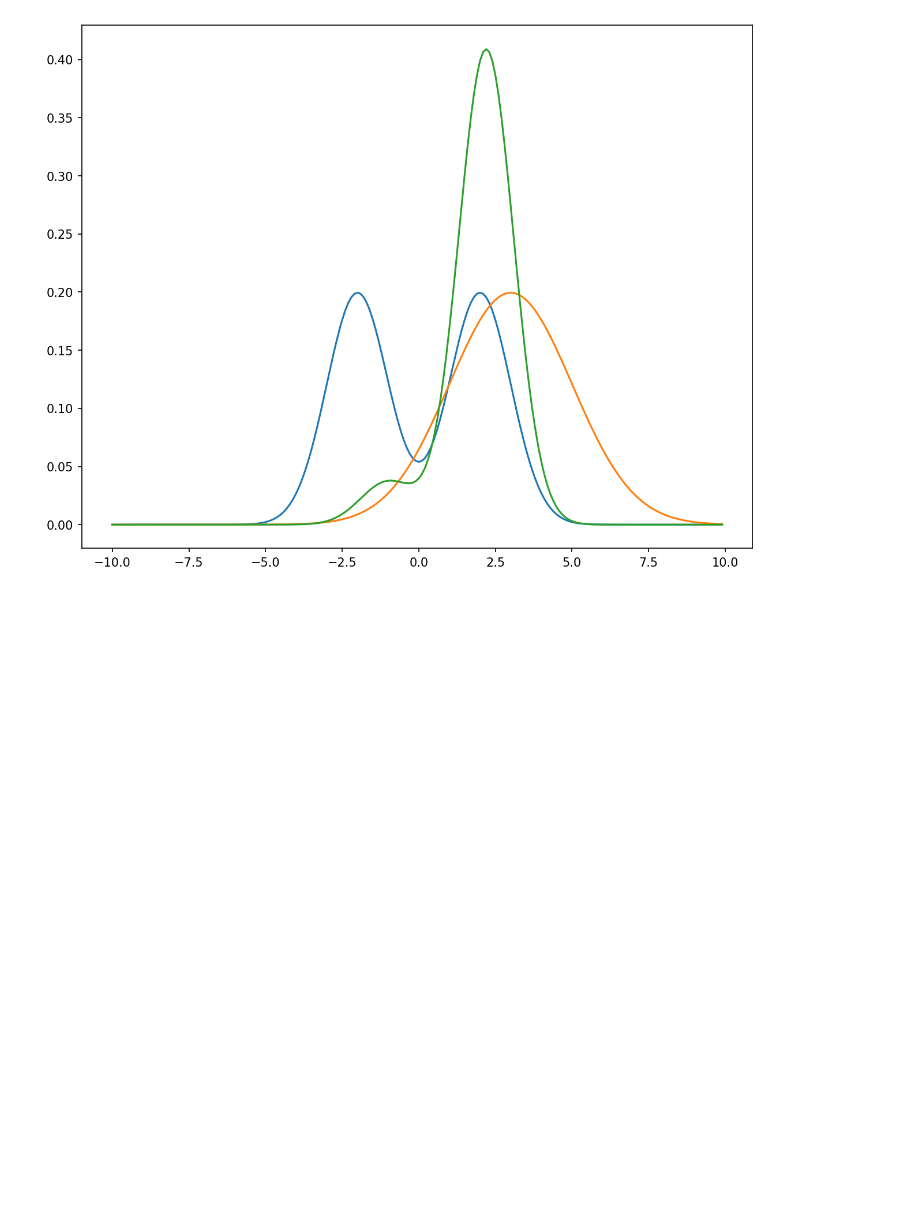
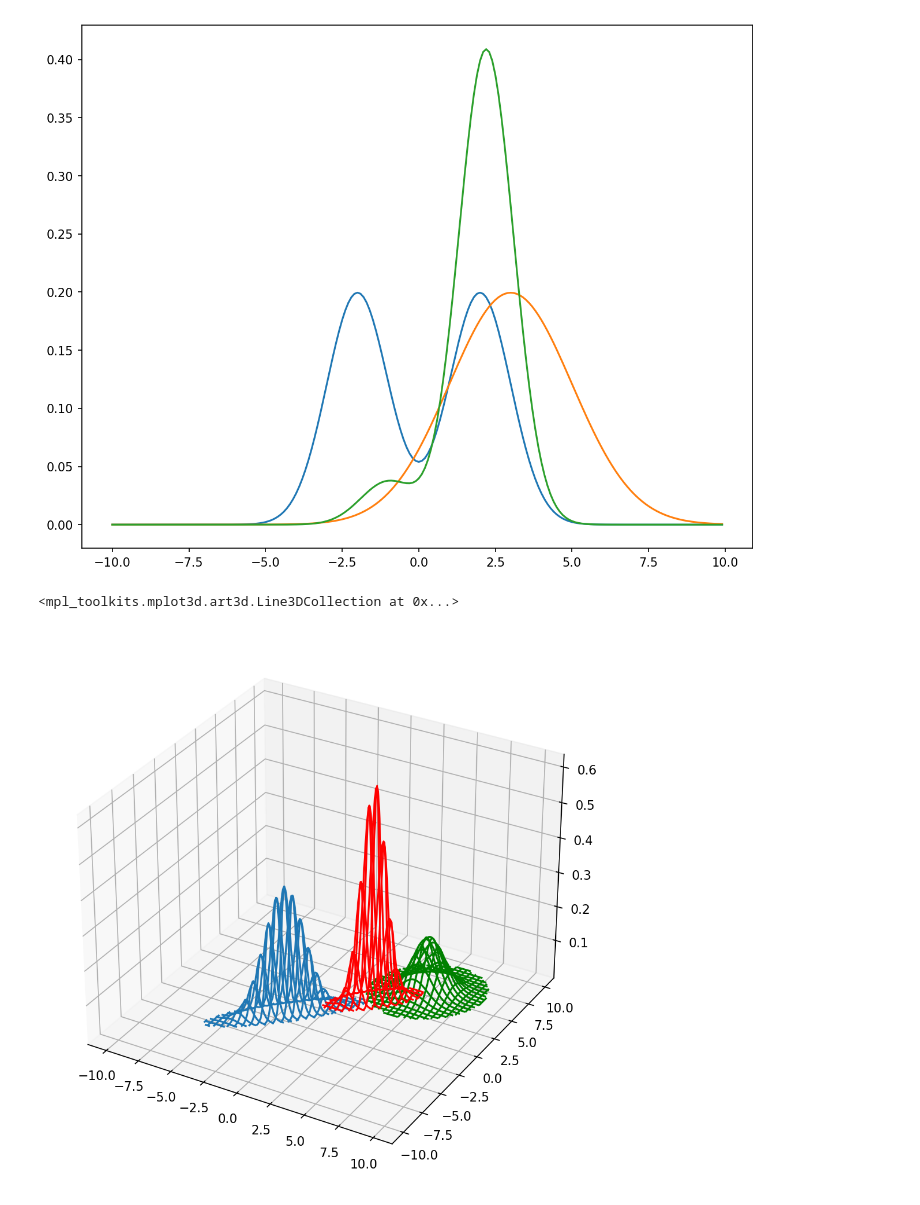
Before and after one commit to rodrigoms95/Data_Assimilation_2023_1, a Jupyter notebook: code/jupyter/Analysis.ipynb, the cells around one changed output. Drawn from its saved outputs; the diff is of its cells as text; code cells hidden in the pictures; blank space fills up the shorter version.

```diff
--- a/code/jupyter/Analysis.ipynb
+++ b/code/jupyter/Analysis.ipynb
@@ -62,0 +102,48 @@ ax.plot(x, y_3)
+# %%
+# Example 3, 2D, both wariables observed.
+
+x = np.arange(-10, 10, 0.1)
+y = np.arange(-10, 10, 0.1)
+mesh = np.meshgrid(x, y)
+mesh_s = np.stack(mesh, axis = 2)
+
+# Prior.
+# 2D Normal.
+mu_x_1 = -2
+mu_y_1 = -2
+rho_xy_1 = 0.9
+cov_1 = np.array( [[1, rho_xy_1], [rho_xy_1, 1]] )
+z_1 = stats.multivariate_normal.pdf(
+    mesh_s, mean = [mu_x_1, mu_y_1], cov = cov_1)
+
+# Likelihood.
+# 2D Normal.
+mu_x_2 = 5
+mu_y_2 = 5
+rho_xy_2 = 0.2
+cov_2 = np.array( [[1, rho_xy_2], [rho_xy_2, 1]] )
+z_2 = stats.multivariate_normal.pdf(
+    mesh_s, mean = [mu_x_2, mu_y_2], cov = cov_2)
+
+# Posterior.
+z_3 = z_1 * z_2
+# Normalize.
+z_3 /= trapezoidal_area(*mesh, z_3)
+
+# Delete very small values to aid in plot visualization.
+zz_1 = np.where(z_1 > 0.0001, z_1, np.full_like(z_1, np.nan))
+zz_2 = np.where(z_2 > 0.0001, z_2, np.full_like(z_2, np.nan))
+zz_3 = np.where(z_3 > 0.0001, z_3, np.full_like(z_3, np.nan))
+
+fig = plt.figure()
+ax = fig.add_subplot(projection='3d')
+fig.set_facecolor("w")
+fig.set_size_inches(10, 8)
+fig.set_dpi(150)
+
+ax.plot_wireframe(mesh[0], mesh[1], zz_1)
+ax.plot_wireframe(mesh[0], mesh[1], zz_2, color = "green")
+ax.plot_wireframe(mesh[0], mesh[1], zz_3, color = "red")
+# %% [output]
+<mpl_toolkits.mplot3d.art3d.Line3DCollection at 0x...>
+[figure, added]
```
Also changed, not shown: parts of 5 cells of this notebook, 1 other file.
